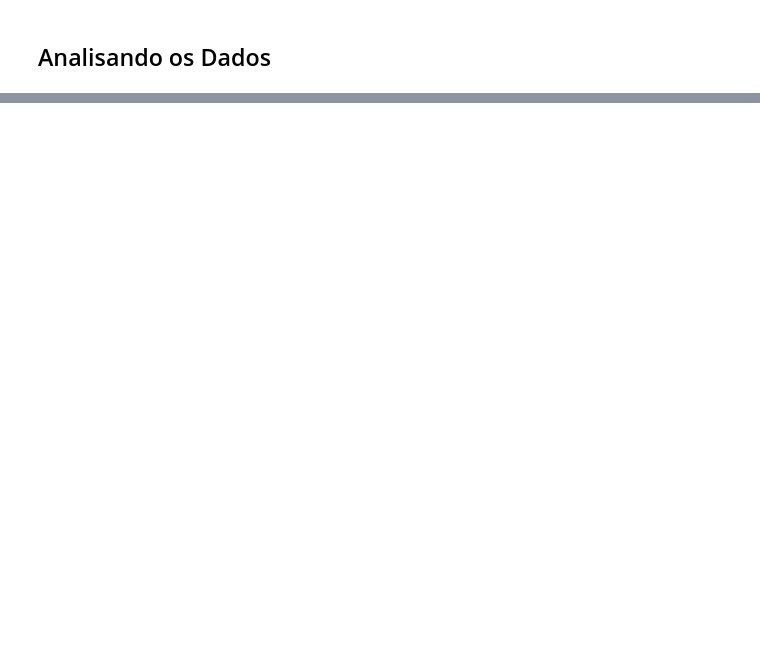
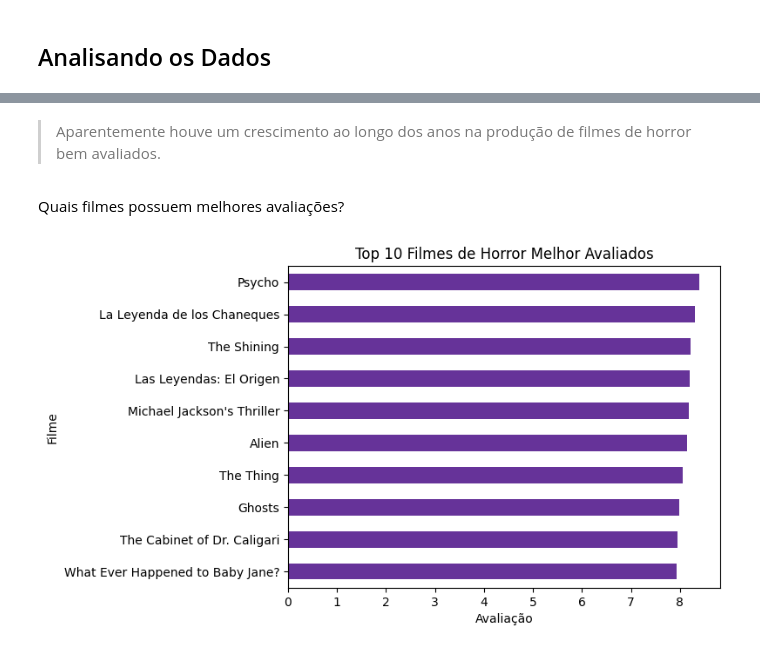
Before and after one commit to LidiMG/Mentoria_Artemisia, a Jupyter notebook: Semana_1/Horror_Movies.ipynb, the cells around one changed output, grey strips where cells are left out. Saved outputs shown, nothing was run; the diff lists cells and outputs as text; code cells hidden in the pictures; blank space fills up the shorter version.

Commit message:
Início da análise e criação dos primeiros gráficos.

```diff
--- a/Semana_1/Horror_Movies.ipynb
+++ b/Semana_1/Horror_Movies.ipynb
@@ -151,0 +155,16 @@ df.describe()
+# %%
+# Renomeando as colunas para o Português
+df.rename(columns={
+    'title': 'Titulo',
+    'genres': 'Genero',
+    'cast': 'Elenco',
+    'director': 'Direcao',
+    'writers': 'Roteiristas',
+    'production_companies': 'Produtoras',
+    'producers': 'Produtores',
+    'original_language': 'Idioma_Original',
+    'vote_average': 'Media_Votos',
+    'popularity': 'Popularidade',
+    'runtime': 'Duracao',
+    'release_date': 'Ano_Lancamento'
+}, inplace=True)
@@ -151,0 +178,5 @@ df.describe()
+# %%
+# Separando a coluna de diretores para melhor análise
+direcao_separada = df['Direcao'].str.split(', ', expand=True)
+direcao_separada.columns = ['Diretor_1', 'Diretor_2', 'Diretor_3', 'Diretor_4']
+df = pd.concat([df, direcao_separada], axis=1)
@@ -151,0 +191,5 @@ df.describe()
+# %%
+# Separando a coluna de roteiristas para melhor análise
+roteiro_separada = df['Roteiristas'].str.split(', ', expand=True)
+roteiro_separada.columns = ['Roteirista_1', 'Roteirista_2', 'Roteirista_3', 'Roteirista_4', 'Roteirista_5', 'Roteirista_6', 'Roteirista_7', 'Roteirista_8', 'Roteirista_9', 'Roteirista_10', 'Roteirista_11']
+df = pd.concat([df, roteiro_separada], axis=1)
@@ -156,0 +256,16 @@ df.to_csv('Horror_Movies_B.csv', sep=';', index=False)
+# %% [markdown]
+> Aparentemente houve um crescimento ao longo dos anos na produção de filmes de horror bem avaliados.
+# %% [markdown]
+Quais filmes possuem melhores avaliações?
+# %%
+top_10_filmes_avaliacao = df.sort_values(by='Media_Votos', ascending=False).head(10)
+
+ax_f = top_10_filmes_avaliacao.plot(kind="barh", x='Titulo', y='Media_Votos', color="rebeccapurple", legend=False)
+plt.ylabel("Filme")
+plt.xlabel("Avaliação")
+plt.title("Top 10 Filmes de Horror Melhor Avaliados")
+plt.xticks(rotation=0)
+plt.gca().invert_yaxis()
+plt.show()
+# %% [output]
+[figure, added]
```
Also changed, not shown: parts of 26 cells of this notebook, 1 other file.
